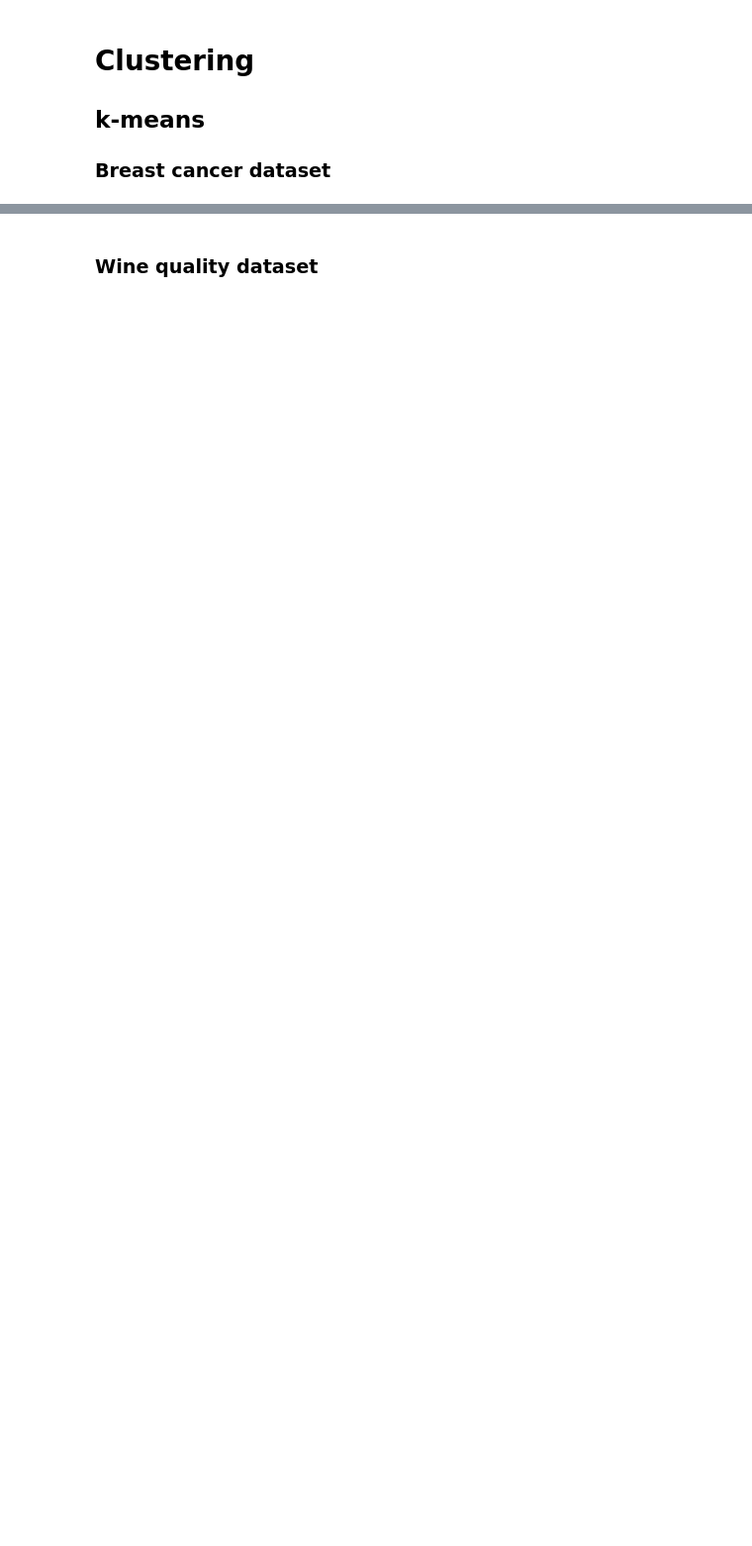
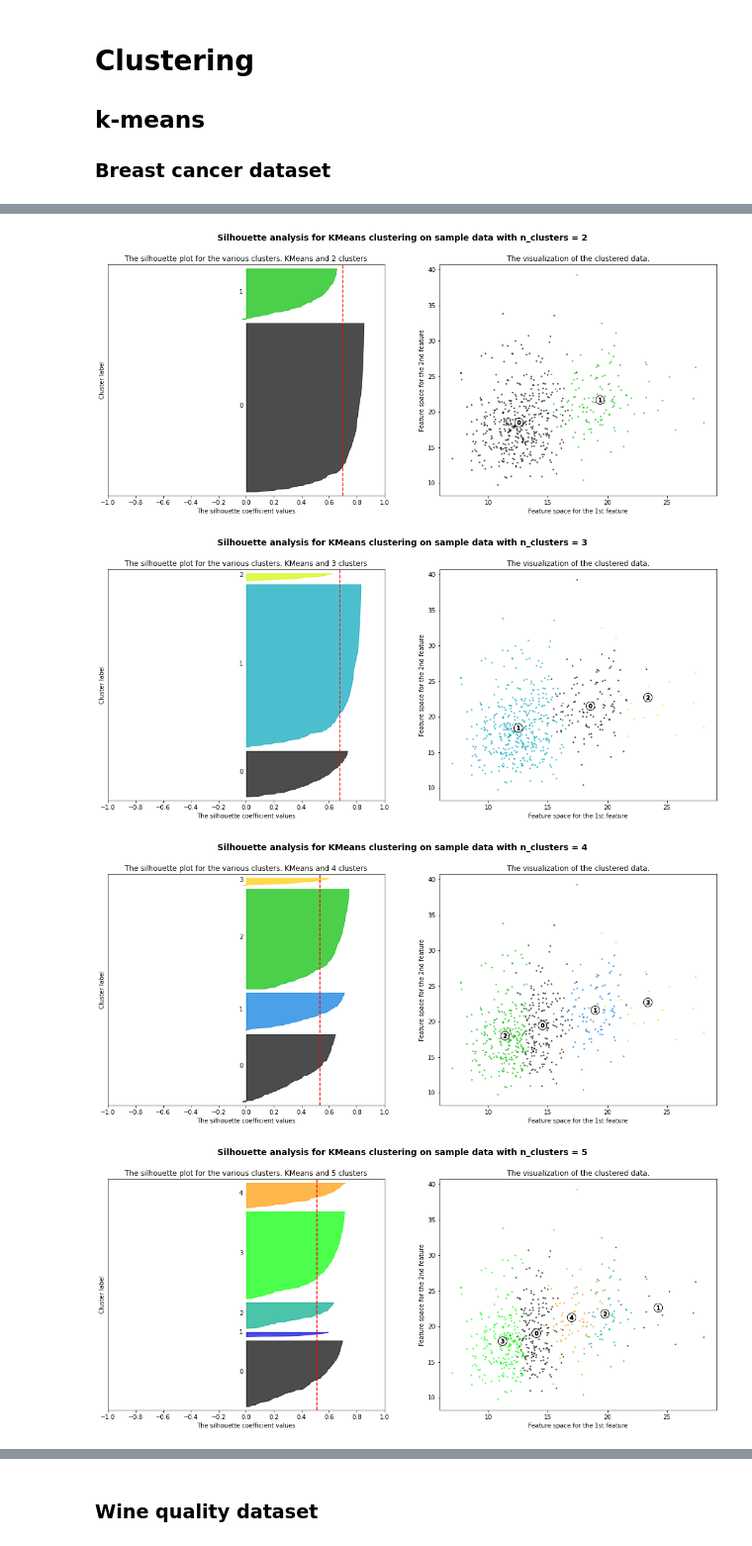
Before and after one commit to Ithanvelreq/CS7641-ML, a Jupyter notebook: Assignment3-Unsupervised-Learning-and-Dimensionality-Reduction/Clustering.ipynb, the cells around one changed output, grey strips where cells are left out. Shown at 99% size. Cells and saved outputs as stored; diff of their text form; code cells hidden in the pictures; blank space fills up the shorter version.

```diff
--- a/Assignment3-Unsupervised-Learning-and-Dimensionality-Reduction/Clustering.ipynb
+++ b/Assignment3-Unsupervised-Learning-and-Dimensionality-Reduction/Clustering.ipynb
@@ -12,0 +19,4 @@ NameError: name 'load_breast_cancer' is not defined
+# %%
+range_n_clusters = [2, 3, 4, 5, 6]
+plot_silhouette("KMeans", X, range_n_clusters, xlim=[-1, 1])
+# %% [output]
@@ -12,0 +29,4 @@ NameError: name 'load_breast_cancer' is not defined
+[figure, added]
+[figure, added]
+[figure, added]
+[figure, added]
```
Also changed, not shown: parts of 11 cells of this notebook, 8 other files.
